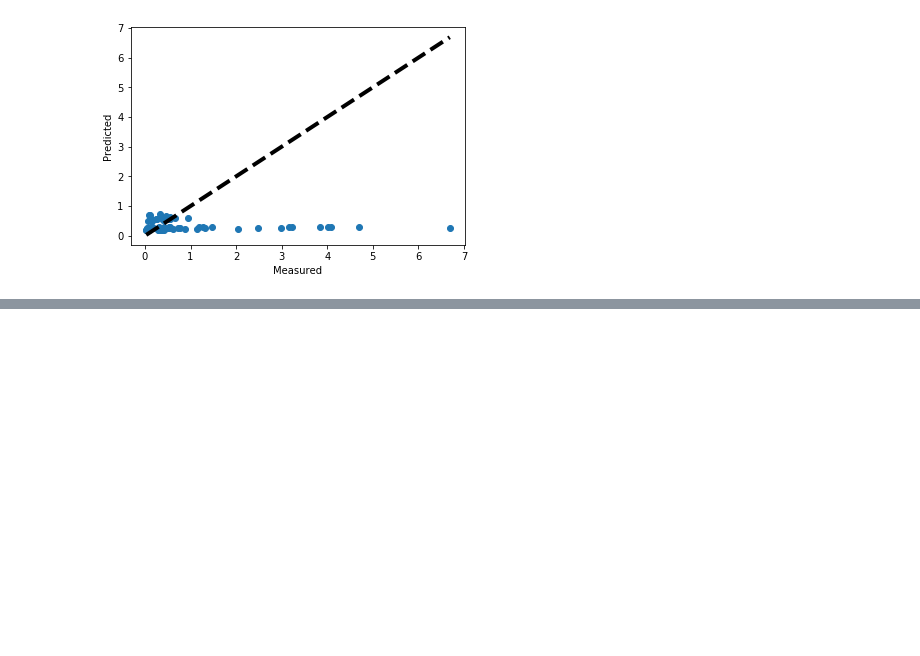
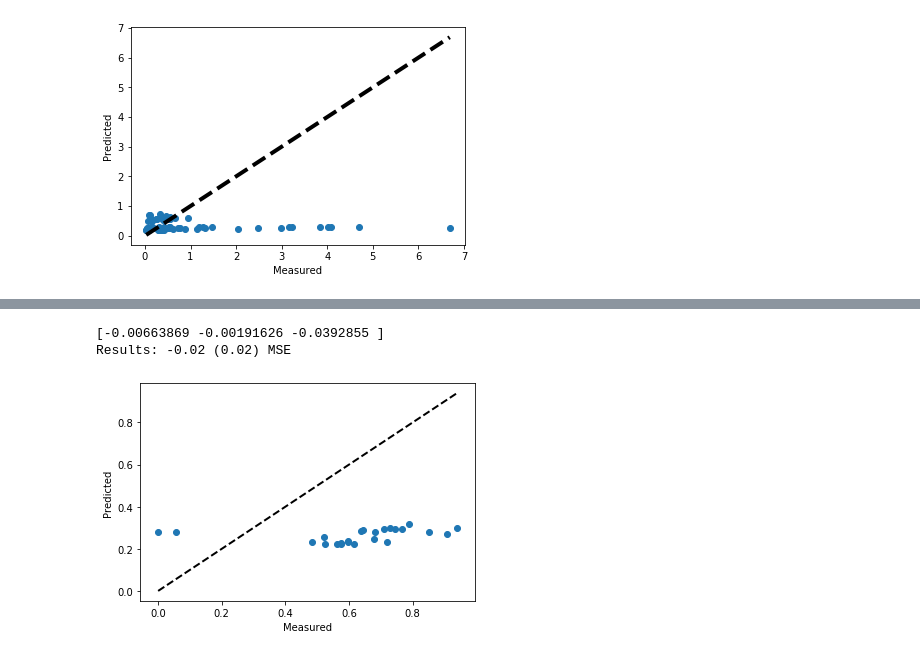
Before and after one commit to eliane06/SCMAI, a Jupyter notebook: pruebaDt.ipynb, the cells around one changed output, grey strips where cells are left out. Drawn from its saved outputs; the diff is of its cells as text; code cells hidden in the pictures; blank space fills up the shorter version.

```diff
--- a/pruebaDt.ipynb
+++ b/pruebaDt.ipynb
@@ -525,3 +551,69 @@ stds = grid_result.cv_results_['std_test_score']
 params = grid_result.cv_results_['params']
 for mean, stdev, param in zip(means, stds, params):
     print("%f (%f) with: %r" % (mean, stdev, param))
+# %%
+dataset = loadtxt('NT2006-copia.csv', delimiter=',')
+X = dataset[:,4:13]
+Y = dataset[:,14]
+#Y = dataset[:,16]
+print(Y)
+
+dataset = loadtxt('NT2010-copia.csv', delimiter=',') #sin sacar valores atípicos
+X_test = dataset[:,4:13]
+Y_test = dataset[:, 14]
+#Y_test = dataset[:, 16]
+print(Y_test)
+nit = dataset[:,3]
+
+def rmse(predicts, targets):
+    return np.sqrt(((predicts - targets) ** 2).mean())
+
+def corr(predicts, targets, nit):
+    a = predicts - np.mean(predicts)
+    b = nit - np.mean(nit)
+    return sum(a*b) / (np.sqrt(sum(a**2))*(np.sqrt(sum(b**2))))
+
+# define base model
+def b_model():
+	# create model
+	model = Sequential()
+	model.add(Dense(19, input_dim=9, kernel_initializer='normal', activation='tanh'))
+	#model.add(Dense(2, kernel_initializer='normal', activation='tanh'))
+	model.add(Dense(1, kernel_initializer='normal', activation='linear'))
+	model.compile(loss='mean_squared_error', optimizer='Adagrad', metrics=['mse'])
+	return model
+
+estimator = KerasRegressor(build_fn=b_model, epochs=10, batch_size=10, verbose=0)
+#kfold = KFold(n_splits=10)
+estimator.fit(X, Y)
+y_pred = estimator.predict(X_test)
+#for i in range(len(y_pred)):
+ # print(y_pred[i])
+
+for i in range(len(Y_test)):
+	print('%s => %f (expected %f)' % (X_test[i].tolist(), y_pred[i], Y_test[i]))
+
+print(rmse(y_pred, Y_test))
+print(corr(y_pred, Y_test, nit))
+
+fig,ax = plt.subplots()
+ax.scatter(Y_test, y_pred)
+ax.plot([Y_test.min(), Y_test.max()], [Y_test.min(), Y_test.max()], 'k--', lw=2)
+ax.set_xlabel('Measured')
+ax.set_ylabel('Predicted')
+fig.show()
+
+
+#//////////////////////////////////////////////////////////
+#y_pred = cross_val_predict(estimator, X, Y, cv=kfold)
+#print(y_pred)
+
+results = cross_val_score(estimator, X, Y)
+print(results)
+print("Results: %.2f (%.2f) MSE" % (results.mean(), results.std()))
+
+outfile = open('results.csv','w')
+out = csv.writer(outfile)
+out.writerows(map(lambda x: [x], y_pred))
+outfile.close()
+# %% [output]
@@ -527,0 +637,3 @@ for mean, stdev, param in zip(means, stds, params):
+[-0.00663869 -0.00191626 -0.0392855 ]
+Results: -0.02 (0.02) MSE
+[figure, added]
```
Also changed, not shown: parts of 7 cells of this notebook.
